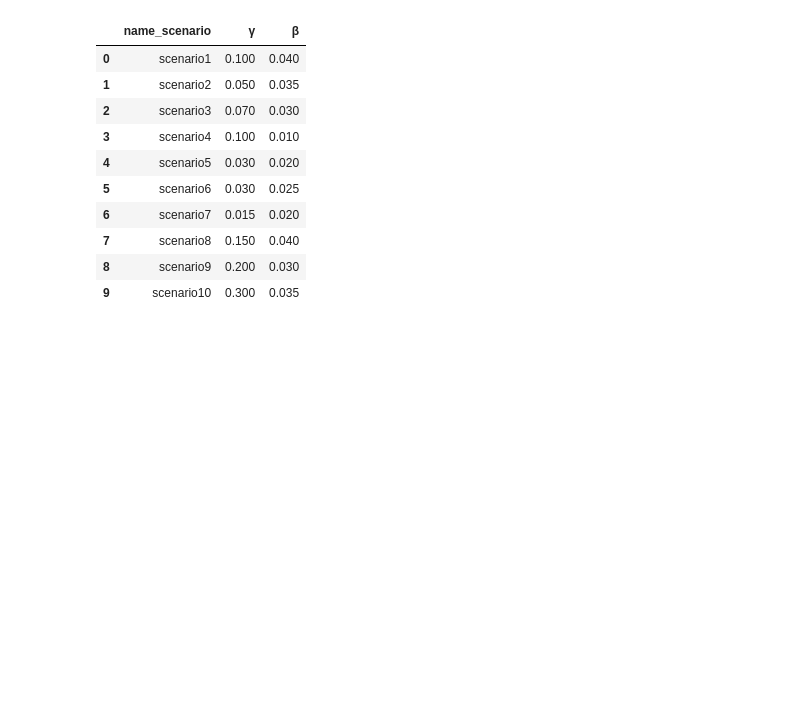
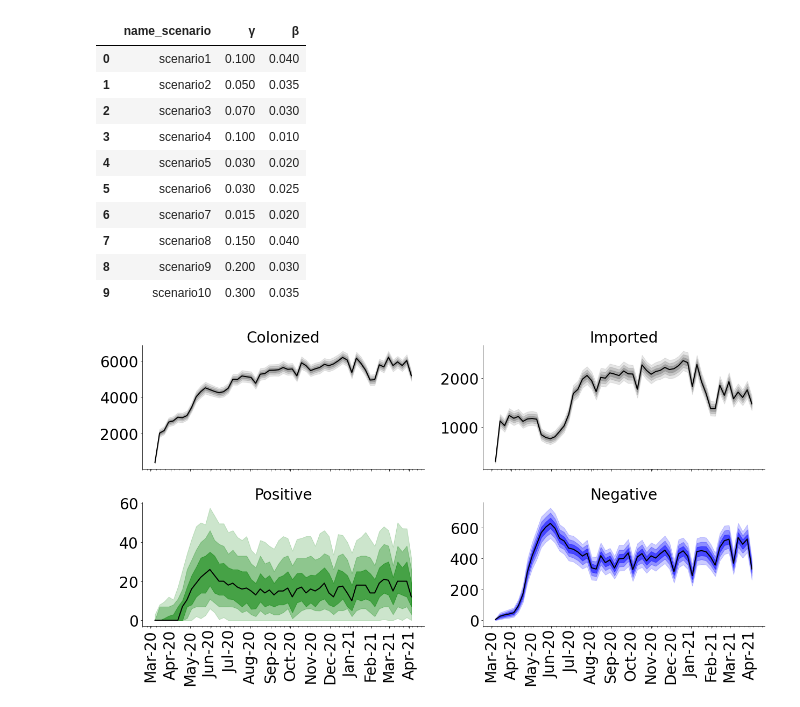
Before and after one commit to ChaosDonkey06/AMR_ABM, a Jupyter notebook: code/misc/PlotSims.ipynb, the cells around one changed output. Cells and saved outputs as stored; diff of their text form; code cells hidden in the pictures; blank space fills up the shorter version.

```diff
--- a/code/misc/PlotSims.ipynb
+++ b/code/misc/PlotSims.ipynb
@@ -89,30 +89,31 @@ hosp_negative_df   = create_df_response(cluster_negative.sum(-2).T  , time=ttt).
 # %%
 from utils.plot_utils import *
 
 fig, ax = plt.subplots(2, 2, figsize=(18, 10), sharex=True)
 
-ax[0, 0].plot(hosp_colonized_df.date, hosp_colonized_df['mean'], c='k', lw=2)
+ax[0, 0].plot(hosp_colonized_df.date, hosp_colonized_df['median'], c='k', lw=2)
 ax[0, 0].fill_between(hosp_colonized_df.date, hosp_colonized_df['low_95'], hosp_colonized_df['high_95'], color='gray', alpha=0.2)
 ax[0, 0].fill_between(hosp_colonized_df.date, hosp_colonized_df['low_80'], hosp_colonized_df['high_80'], color='gray', alpha=0.3)
 ax[0, 0].fill_between(hosp_colonized_df.date, hosp_colonized_df['low_50'], hosp_colonized_df['high_50'], color='gray', alpha=0.5)
 
-ax[0, 1].plot(hosp_imported_df.date, hosp_imported_df['mean'], c='k', lw=2)
+ax[0, 1].plot(hosp_imported_df.date, hosp_imported_df['median'], c='k', lw=2)
 ax[0, 1].fill_between(hosp_imported_df.date, hosp_imported_df['low_95'], hosp_imported_df['high_95'], color='gray', alpha=0.2)
 ax[0, 1].fill_between(hosp_imported_df.date, hosp_imported_df['low_80'], hosp_imported_df['high_80'], color='gray', alpha=0.3)
 ax[0, 1].fill_between(hosp_imported_df.date, hosp_imported_df['low_50'], hosp_imported_df['high_50'], color='gray', alpha=0.5)
 
-ax[1, 0].plot(hosp_positive_df.date, hosp_positive_df['mean'], c='k', lw=2)
+ax[1, 0].plot(hosp_positive_df.date, hosp_positive_df['median'], c='k', lw=2)
 ax[1, 0].fill_between(hosp_positive_df.date, hosp_positive_df['low_95'], hosp_positive_df['high_95'], color='green', alpha=0.2)
 ax[1, 0].fill_between(hosp_positive_df.date, hosp_positive_df['low_80'], hosp_positive_df['high_80'], color='green', alpha=0.3)
 ax[1, 0].fill_between(hosp_positive_df.date, hosp_positive_df['low_50'], hosp_positive_df['high_50'], color='green', alpha=0.5)
 
-ax[1, 1].plot(hosp_negative_df.date, hosp_negative_df['mean'], c='k', lw=2)
+ax[1, 1].plot(hosp_negative_df.date, hosp_negative_df['median'], c='k', lw=2)
 ax[1, 1].fill_between(hosp_negative_df.date, hosp_negative_df['low_95'], hosp_negative_df['high_95'], color='blue', alpha=0.2)
 ax[1, 1].fill_between(hosp_negative_df.date, hosp_negative_df['low_80'], hosp_negative_df['high_80'], color='blue', alpha=0.3)
 ax[1, 1].fill_between(hosp_negative_df.date, hosp_negative_df['low_50'], hosp_negative_df['high_50'], color='blue', alpha=0.5)
 titles = ['Colonized', 'Imported', 'Positive', 'Negative']
 for idx_axi, axi in enumerate(ax.flatten()):
+    axi.set_title(titles[idx_axi])
     format_axis(axi)
-    axi.set_title(titles[idx_axi])
-
 plt.tight_layout()
+# %% [output]
+[figure, added]
```
